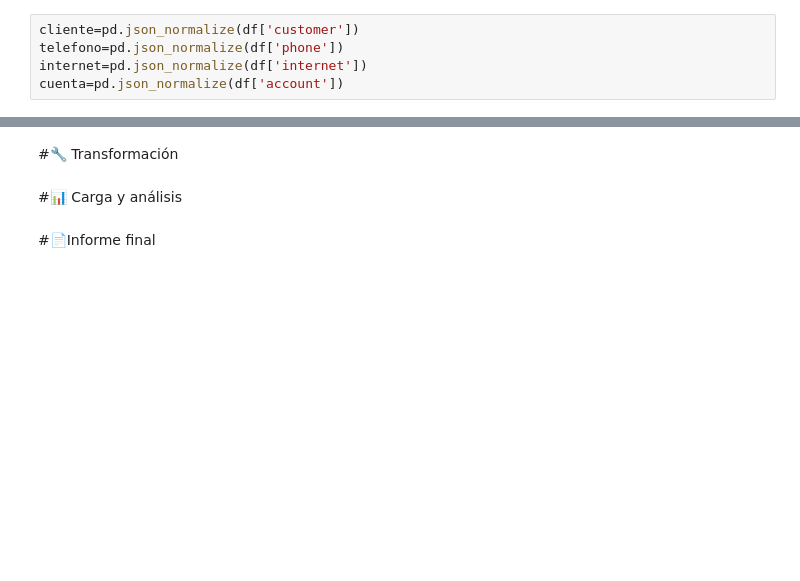
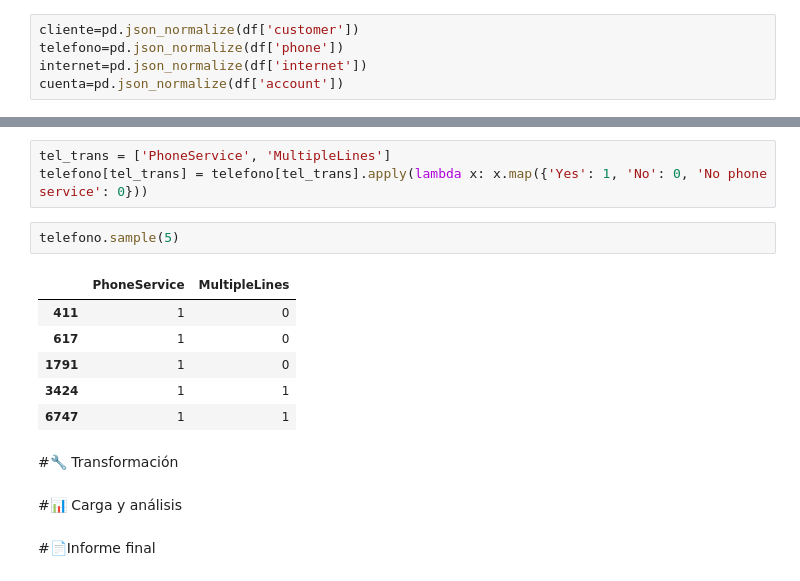
Before and after one commit to P0Iar/Challenge2-TelecomX, a Jupyter notebook: TelecomX_LATAM.ipynb, the cells around one changed output, grey strips where cells are left out. Saved outputs shown, nothing was run; the diff lists cells and outputs as text; blank space fills up the shorter version.

```diff
--- a/TelecomX_LATAM.ipynb
+++ b/TelecomX_LATAM.ipynb
@@ -38,3 +122,15 @@ cliente.sample(5)
+# %%
+tel_trans = ['PhoneService', 'MultipleLines']
+telefono[tel_trans] = telefono[tel_trans].apply(lambda x: x.map({'Yes': 1, 'No': 0, 'No phone service': 0}))
+# %%
+telefono.sample(5)
+# %% [output]
+|  | PhoneService | MultipleLines |
+| 411 | 1 | 0 |
+| 617 | 1 | 0 |
+| 1791 | 1 | 0 |
+| 3424 | 1 | 1 |
+| 6747 | 1 | 1 |
 # %% [markdown]
 #🔧 Transformación
 # %% [markdown]
```
Also changed, not shown: parts of 15 cells of this notebook.
